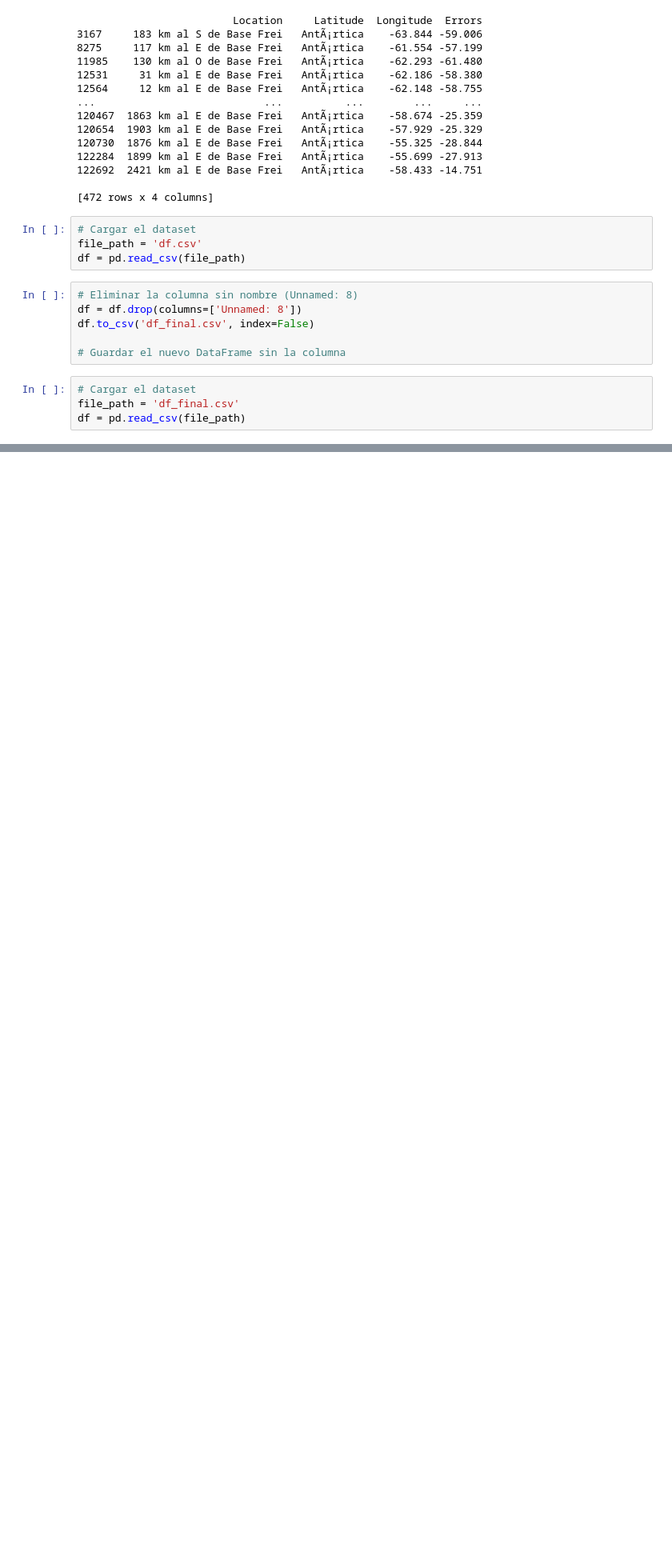
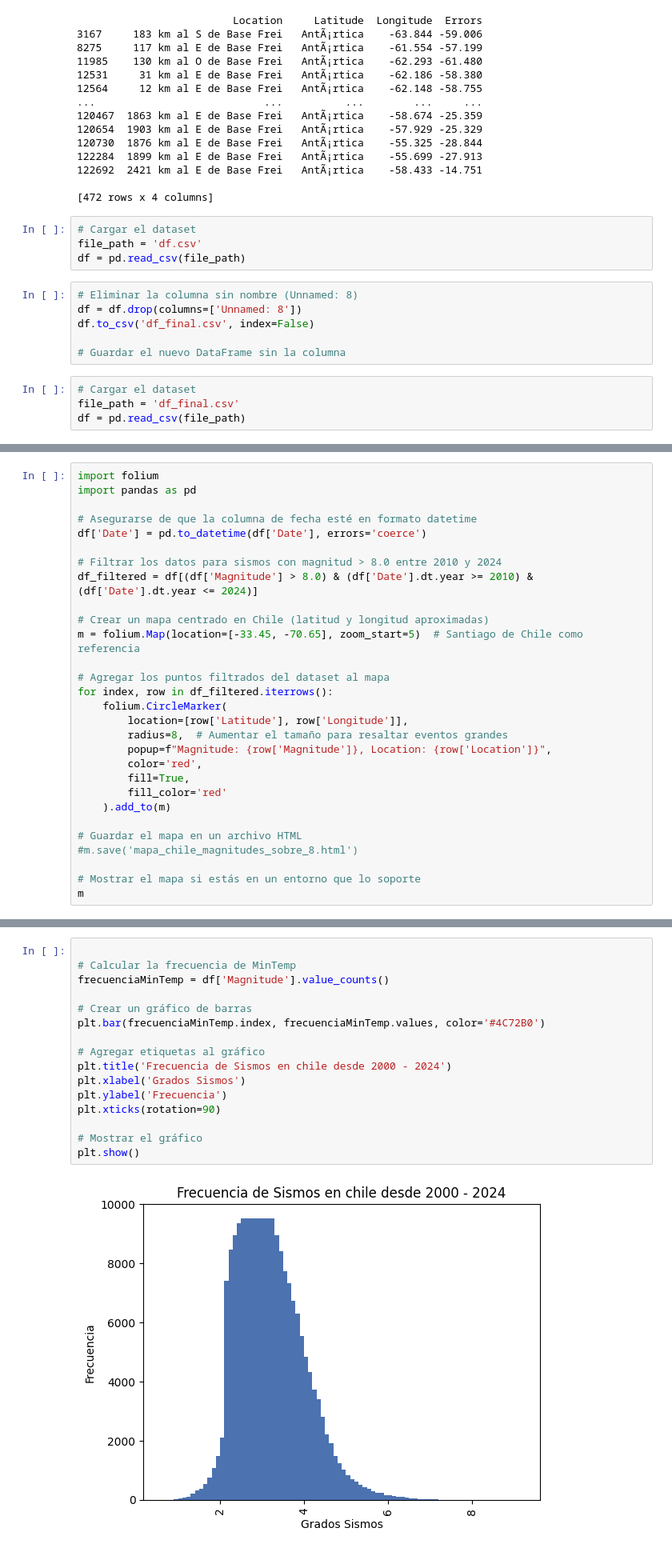
Before and after one commit to leandruko/sismos-Chile, a Jupyter notebook: analisis _sismos.ipynb, the cells around one changed output, grey strips where cells are left out. Shown at 80% size. Saved outputs shown, nothing was run; the diff lists cells and outputs as text; blank space fills up the shorter version.

Commit message:
Update de análisis y visualizaciones

```diff
--- a/analisis _sismos.ipynb
+++ b/analisis _sismos.ipynb
@@ -259,0 +377,29 @@ dtype: int64
+# %%
+import folium
+import pandas as pd
+
+# Asegurarse de que la columna de fecha esté en formato datetime
+df['Date'] = pd.to_datetime(df['Date'], errors='coerce')
+
+# Filtrar los datos para sismos con magnitud > 8.0 entre 2010 y 2024
+df_filtered = df[(df['Magnitude'] > 8.0) & (df['Date'].dt.year >= 2010) & (df['Date'].dt.year <= 2024)]
+
+# Crear un mapa centrado en Chile (latitud y longitud aproximadas)
+m = folium.Map(location=[-33.45, -70.65], zoom_start=5)  # Santiago de Chile como referencia
+
+# Agregar los puntos filtrados del dataset al mapa
+for index, row in df_filtered.iterrows():
+    folium.CircleMarker(
+        location=[row['Latitude'], row['Longitude']],
+        radius=8,  # Aumentar el tamaño para resaltar eventos grandes
+        popup=f"Magnitude: {row['Magnitude']}, Location: {row['Location']}",
+        color='red',
+        fill=True,
+        fill_color='red'
+    ).add_to(m)
+
+# Guardar el mapa en un archivo HTML
+#m.save('mapa_chile_magnitudes_sobre_8.html')
+
+# Mostrar el mapa si estás en un entorno que lo soporte
+m
@@ -259,0 +410,18 @@ dtype: int64
+# %%
+
+# Calcular la frecuencia de MinTemp
+frecuenciaMinTemp = df['Magnitude'].value_counts()
+
+# Crear un gráfico de barras
+plt.bar(frecuenciaMinTemp.index, frecuenciaMinTemp.values, color='#4C72B0')
+
+# Agregar etiquetas al gráfico
+plt.title('Frecuencia de Sismos en chile desde 2000 - 2024')
+plt.xlabel('Grados Sismos')
+plt.ylabel('Frecuencia')
+plt.xticks(rotation=90)
+
+# Mostrar el gráfico
+plt.show()
+# %% [output]
+[figure, added]
```
Also changed, not shown: parts of 14 cells of this notebook.
